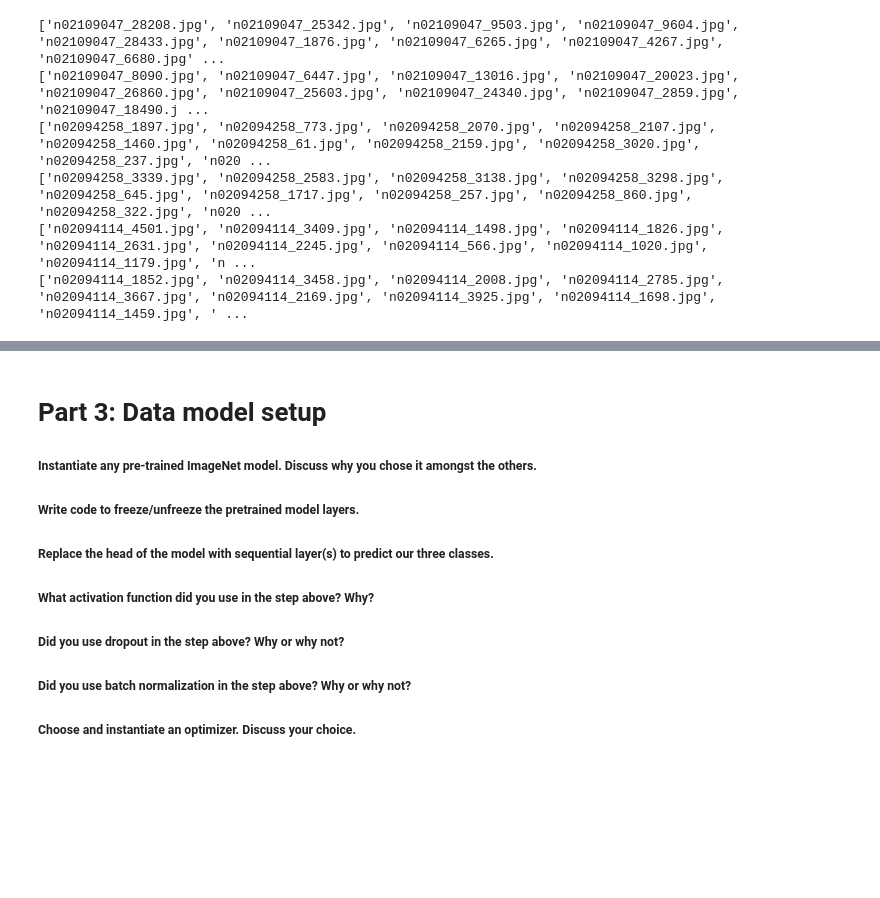
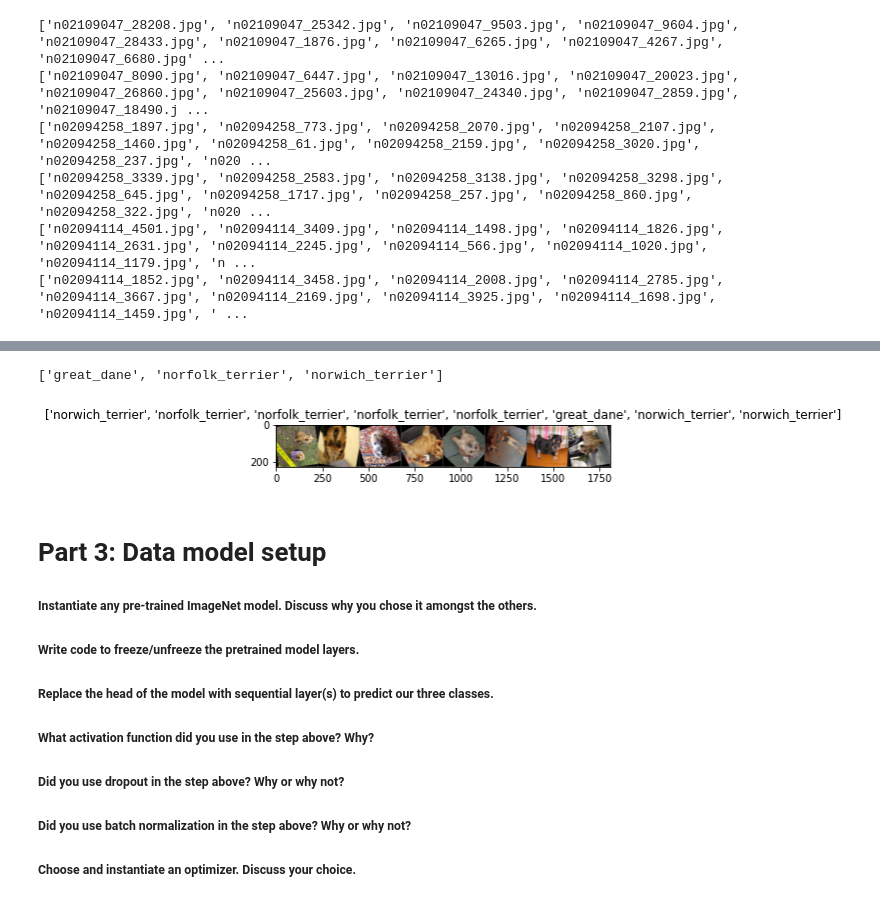
Before and after one commit to samodle/Learning-Machine-Learning, a Jupyter notebook: CNNs and Transfer Learning/Project 2 - Dog Classification.ipynb, the cells around one changed output, grey strips where cells are left out. Saved outputs shown, nothing was run; the diff lists cells and outputs as text; code cells hidden in the pictures; blank space fills up the shorter version.

```diff
--- a/CNNs and Transfer Learning/Project 2 - Dog Classification.ipynb
+++ b/CNNs and Transfer Learning/Project 2 - Dog Classification.ipynb
@@ -134,0 +145,13 @@ TRANSFORM_IMG = transforms.Compose([
+# %%
+import torchvision.transforms as transforms
+
+train_transforms = transforms.Compose([
+    transforms.Resize(size=[224,224]),
+    transforms.RandomRotation(degrees=90),
+    transforms.ColorJitter(),
+    transforms.RandomHorizontalFlip(),
+    transforms.RandomVerticalFlip(),
+    transforms.ToTensor(),
+    transforms.Normalize([0.485, 0.456, 0.406],
+                         [0.229, 0.224, 0.225])  # Imagenet standards
+])
@@ -161,3 +200,33 @@ holdout_data_loader  = data.DataLoader(test_data, batch_size=BATCH_SIZE, shuffle
+# %%
+import numpy as np
+import matplotlib.pyplot as plt
+
+class_names = train_data.classes
+print(class_names)
+
+def imshow(inp, title=None):
+    """Imshow for Tensor."""
+    inp = inp.numpy().transpose((1, 2, 0))
+    mean = np.array([0.485, 0.456, 0.406])
+    std = np.array([0.229, 0.224, 0.225])
+    inp = std * inp + mean
+    inp = np.clip(inp, 0, 1)
+    plt.imshow(inp)
+    if title is not None:
+        plt.title(title)
+    plt.pause(0.001)  # pause a bit so that plots are updated
+
+
+# Get a batch of training data
+inputs, classes = next(iter(train_data_loader))
+
+# Make a grid from batch
+out = torchvision.utils.make_grid(inputs)
+
+imshow(out, title=[class_names[x] for x in classes])
+# %% [output]
+['great_dane', 'norfolk_terrier', 'norwich_terrier']
+[figure, added]
 # %% [markdown]
 # Part 3: Data model setup
 ##### Instantiate any pre-trained ImageNet model. Discuss why you chose it amongst the others.
```
Also changed, not shown: parts of 10 cells of this notebook.
